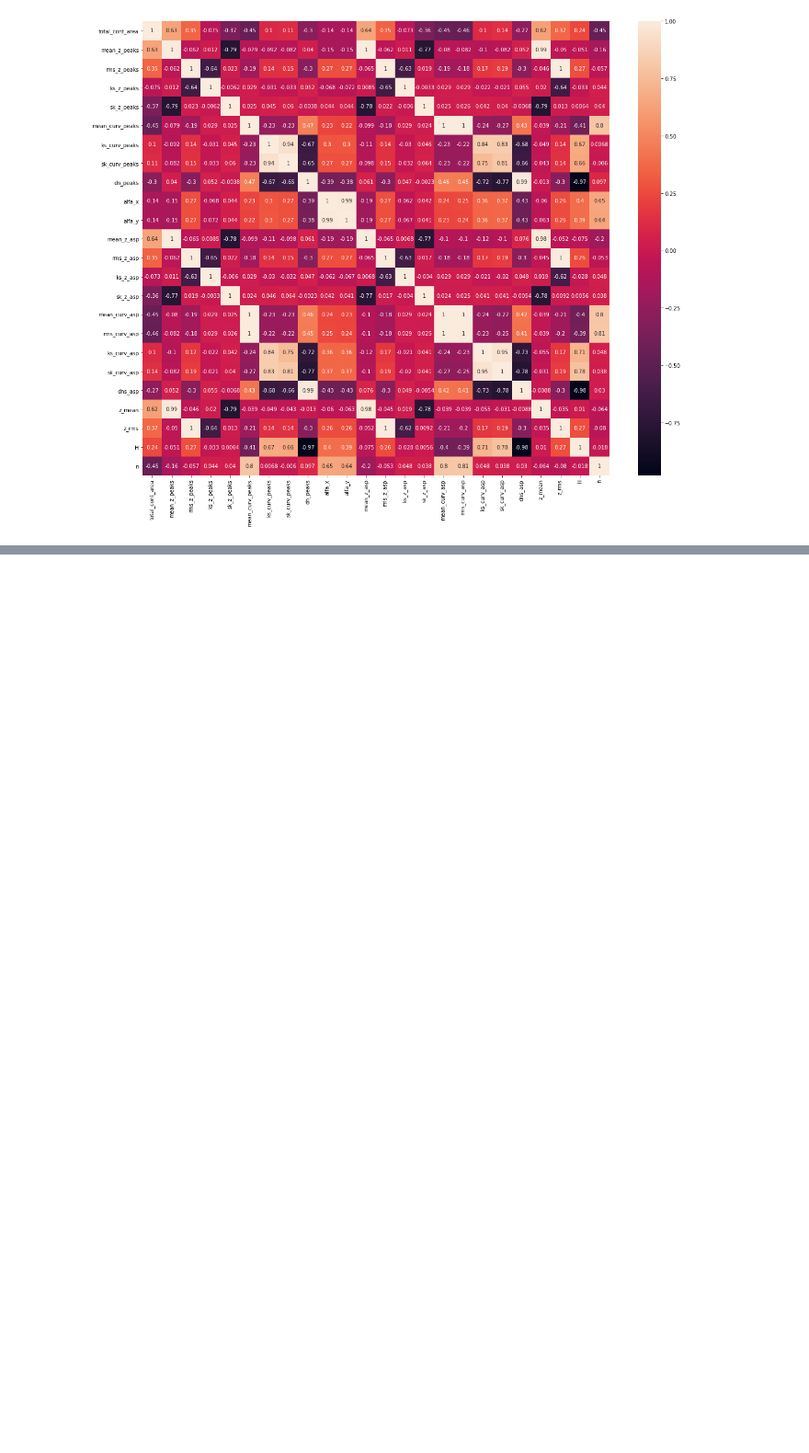
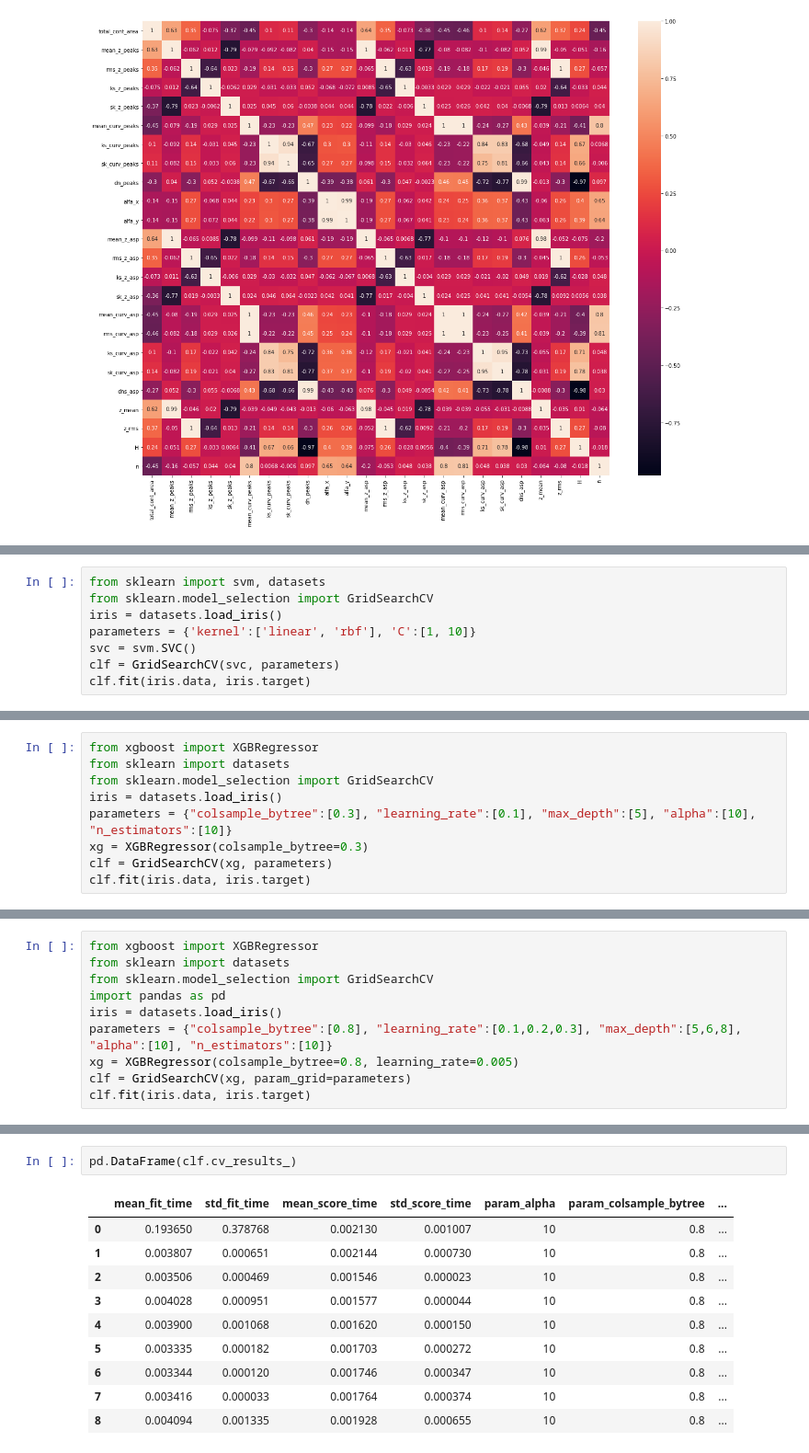
Before and after one commit to sbrandstaeter/deep_sim, a Jupyter notebook: jupyter_notebook/ml_trials.ipynb, the cells around one changed output, grey strips where cells are left out. Shown at 92% size. Saved outputs shown, nothing was run; the diff lists cells and outputs as text; blank space fills up the shorter version.

Commit message:
Machine learning regression models implemented

```diff
--- a/jupyter_notebook/ml_trials.ipynb
+++ b/jupyter_notebook/ml_trials.ipynb
@@ -314,0 +303,8 @@ X_train_new.shape
+# %%
+from sklearn import svm, datasets
+from sklearn.model_selection import GridSearchCV
+iris = datasets.load_iris()
+parameters = {'kernel':['linear', 'rbf'], 'C':[1, 10]}
+svc = svm.SVC()
+clf = GridSearchCV(svc, parameters)
+clf.fit(iris.data, iris.target)
@@ -314,0 +322,9 @@ X_train_new.shape
+# %%
+from xgboost import XGBRegressor
+from sklearn import datasets
+from sklearn.model_selection import GridSearchCV
+iris = datasets.load_iris()
+parameters = {"colsample_bytree":[0.3], "learning_rate":[0.1], "max_depth":[5], "alpha":[10], "n_estimators":[10]}
+xg = XGBRegressor(colsample_bytree=0.3)
+clf = GridSearchCV(xg, parameters)
+clf.fit(iris.data, iris.target)
@@ -314,0 +355,10 @@ X_train_new.shape
+# %%
+from xgboost import XGBRegressor
+from sklearn import datasets
+from sklearn.model_selection import GridSearchCV
+import pandas as pd
+iris = datasets.load_iris()
+parameters = {"colsample_bytree":[0.8], "learning_rate":[0.1,0.2,0.3], "max_depth":[5,6,8], "alpha":[10], "n_estimators":[10]}
+xg = XGBRegressor(colsample_bytree=0.8, learning_rate=0.005)
+clf = GridSearchCV(xg, param_grid=parameters)
+clf.fit(iris.data, iris.target)
@@ -314,0 +384,13 @@ X_train_new.shape
+# %%
+pd.DataFrame(clf.cv_results_)
+# %% [output]
+|  | mean_fit_time | std_fit_time | mean_score_time | std_score_time | param_alpha | param_colsample_bytree | ... |
+| 0 | 0.193650 | 0.378768 | 0.002130 | 0.001007 | 10 | 0.8 | ... |
+| 1 | 0.003807 | 0.000651 | 0.002144 | 0.000730 | 10 | 0.8 | ... |
+| 2 | 0.003506 | 0.000469 | 0.001546 | 0.000023 | 10 | 0.8 | ... |
+| 3 | 0.004028 | 0.000951 | 0.001577 | 0.000044 | 10 | 0.8 | ... |
+| 4 | 0.003900 | 0.001068 | 0.001620 | 0.000150 | 10 | 0.8 | ... |
+| 5 | 0.003335 | 0.000182 | 0.001703 | 0.000272 | 10 | 0.8 | ... |
+| 6 | 0.003344 | 0.000120 | 0.001746 | 0.000347 | 10 | 0.8 | ... |
+| 7 | 0.003416 | 0.000033 | 0.001764 | 0.000374 | 10 | 0.8 | ... |
+| 8 | 0.004094 | 0.001335 | 0.001928 | 0.000655 | 10 | 0.8 | ... |
```
Also changed, not shown: parts of 15 cells of this notebook, 8 other files.
